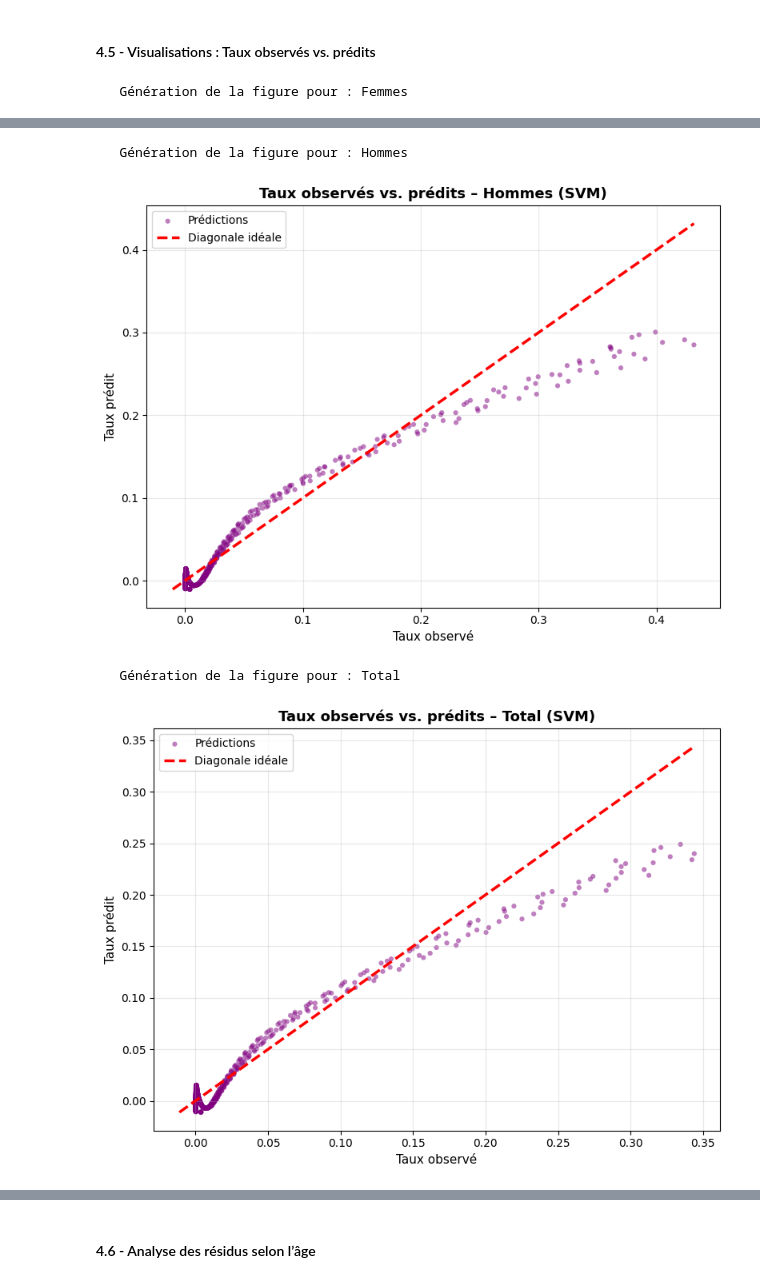
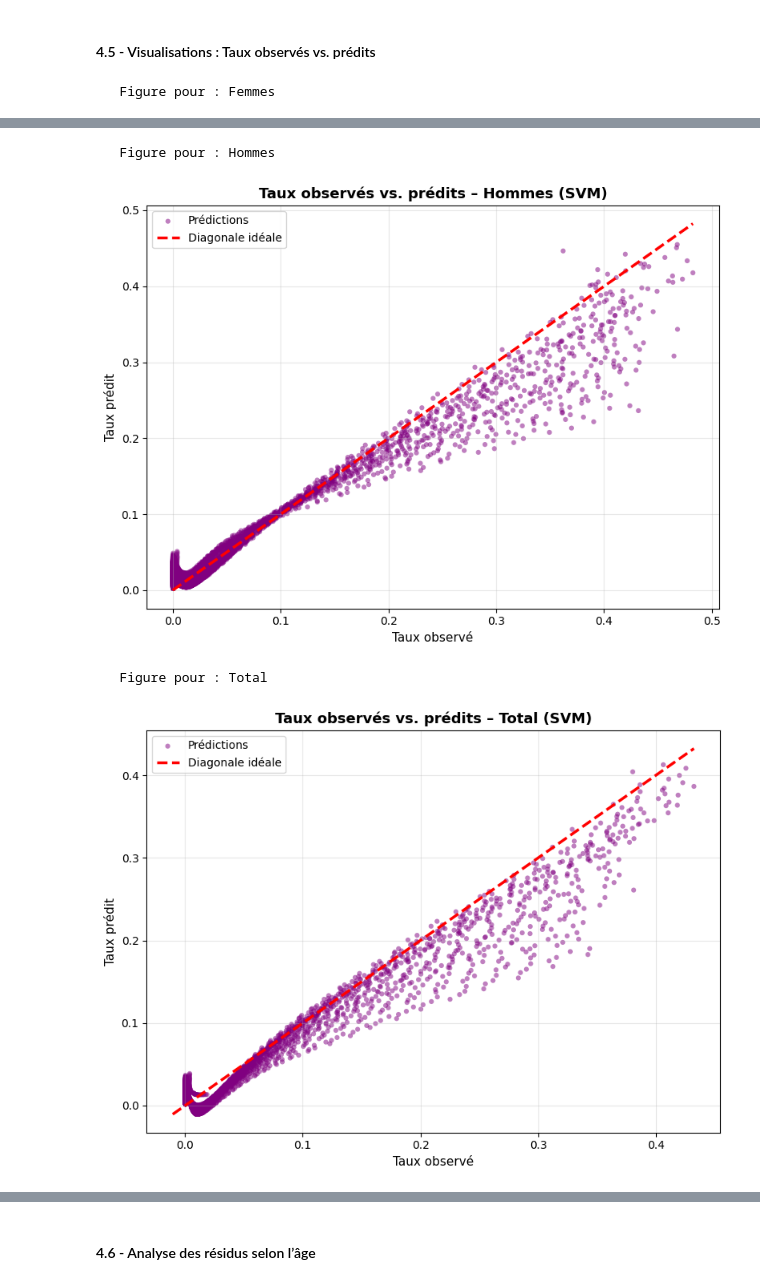
Before and after one commit to Salah10-source/Python-Project-Mortality, a Jupyter notebook: Python-Project/demo.ipynb, the cells around one changed output, grey strips where cells are left out. Cells and saved outputs as stored; diff of their text form; code cells hidden in the pictures.

```diff
--- a/Python-Project/demo.ipynb
+++ b/Python-Project/demo.ipynb
@@ -2944,7 +2931,7 @@ for name, target_col in targets.items():
 importance_table = []
 
 for name in targets.keys():
-    importances = final_models[name].feature_importances_
+    importances = final_models_RF[name].feature_importances_
 
     importance_table.append({
         'Population': name,
@@ -3652,0 +3517,6 @@ for name, target_col in targets.items():
+# %%
+best_params_SVM['Femmes']['C'] = 1
+print(best_params_SVM['Femmes']['C'])
+
+best_params_SVM['Total']['C'] = 1
+print(best_params_SVM['Total']['C'])
@@ -3684,31 +3554,28 @@ y_train_full = {name: train_full[col] for name, col in targets.items()}
 X_train_full_scaled = scaler.fit_transform(X_train_full)
 X_test_scaled = scaler.transform(X_test)
 
-print(f"\n   Entraînement sur {len(train_full)} observations (1816-2016)")
+print(f"\n   Entraînement sur {len(train_full)} observations")
 
-final_models = {}
-predictions = {}
+final_models_SVM = {}
+predictions_SVM = {}
 
 for name, target_col in targets.items():
     print(f"\n   Modèle pour : {name} ({target_col})")
 
     svm_final = SVR(
         kernel='rbf',
-        **best_params[name]
+        **best_params_SVM[name]
     )
 
-    start = time.time()
     svm_final.fit(X_train_full_scaled, y_train_full[name])
-    train_time = time.time() - start
 
-    final_models[name] = svm_final
+    final_models_SVM[name] = svm_final
 
     y_pred_test = svm_final.predict(X_test_scaled)
-    predictions[name] = y_pred_test
+    predictions_SVM[name] = y_pred_test
 
     r2 = r2_score(y_test[name], y_pred_test)
 
-    print(f"      Temps d'entraînement : {train_time:.2f}s")
     print(f"      R² sur TEST : {r2:.4f}")
     print(f"      Nombre de vecteurs de support : {len(svm_final.support_)}")
 # %% [output]
@@ -3733,31 +3597,29 @@ for name, target_col in targets.items():
 
 Les performances sont mesurées à l’aide des critères MAE, RMSE et MAPE. Les résultats montrent que le SVM est moins performant que Random Forest et XGBoost, avec des MAPE très élevés dus à la sensibilité aux faibles valeurs du taux.
 # %%
-metrics_table = []
-
-print("\nLes résultats sont présentés ci-dessous :\n")
+metrics_table_SVM = []
 
 for name in targets.keys():
     y_true = y_test[name]
-    y_pred = predictions[name]
+    y_pred = predictions_SVM[name]
 
     mae = mean_absolute_error(y_true, y_pred)
     rmse = np.sqrt(mean_squared_error(y_true, y_pred))
+    r2 = r2_score(y_true, y_pred)
 
     mask_nonzero = y_true > 0
     mape = np.mean(np.abs((y_true[mask_nonzero] - y_pred[mask_nonzero]) / y_true[mask_nonzero])) * 100
 
-    metrics_table.append({
+    metrics_table_SVM.append({
         'Population': name,
         'MAE': f"{mae:.4f}",
         'RMSE': f"{rmse:.4f}",
-        'MAPE (%)': f"{mape:.2f}"
+        'MAPE (%)': f"{mape:.2f}",
+        'R2': f"{r2:.4f}",
     })
 
-    print(f"   • {name:8s} : MAE = {mae:.4f} ; RMSE = {rmse:.4f} ; MAPE = {mape:.2f}%")
 
-df_metrics = pd.DataFrame(metrics_table)
-print("\n")
+df_metrics_SVM = pd.DataFrame(metrics_table_SVM)
 print("TABLEAU RÉCAPITULATIF DES MÉTRIQUES :")
-print("\n" + df_metrics.to_string(index=False))
+print(df_metrics_SVM.set_index('Population'))
 # %% [output]
@@ -3786,12 +3644,12 @@ Population    MAE   RMSE MAPE (%)
 # %%
 test_viz = test.copy()
 for name in targets.keys():
-    test_viz[f'pred_{targets[name]}'] = predictions[name]
+    test_viz[f'pred_{targets[name]}'] = predictions_SVM[name]
     test_viz[f'resid_{targets[name]}'] = test_viz[targets[name]] - test_viz[f'pred_{targets[name]}']
 
 # Scatter plots observé vs prédit
 for name, target_col in targets.items():
-    print(f"\n   Génération de la figure pour : {name}")
+    print(f"\n   Figure pour : {name}")
 
     fig, ax = plt.subplots(figsize=(8, 6))
 
@@ -3818,4 +3676,4 @@ for name, target_col in targets.items():
     plt.tight_layout()
     plt.show()
 # %% [output]
-   Génération de la figure pour : Femmes
+   Figure pour : Femmes
@@ -3823,7 +3681,7 @@ for name, target_col in targets.items():
-   Génération de la figure pour : Hommes
+   Figure pour : Hommes
-[figure, old version]
+[figure, new version]
-   Génération de la figure pour : Total
+   Figure pour : Total
-[figure, old version]
+[figure, new version]
 # %% [markdown]
 - Femmes (SVM) – On constate une surestimation aux faibles âges.
 - Hommes (SVM) – Performance modérée, sous la diagonale idéale.
```
Also changed, not shown: parts of 47 cells of this notebook.
